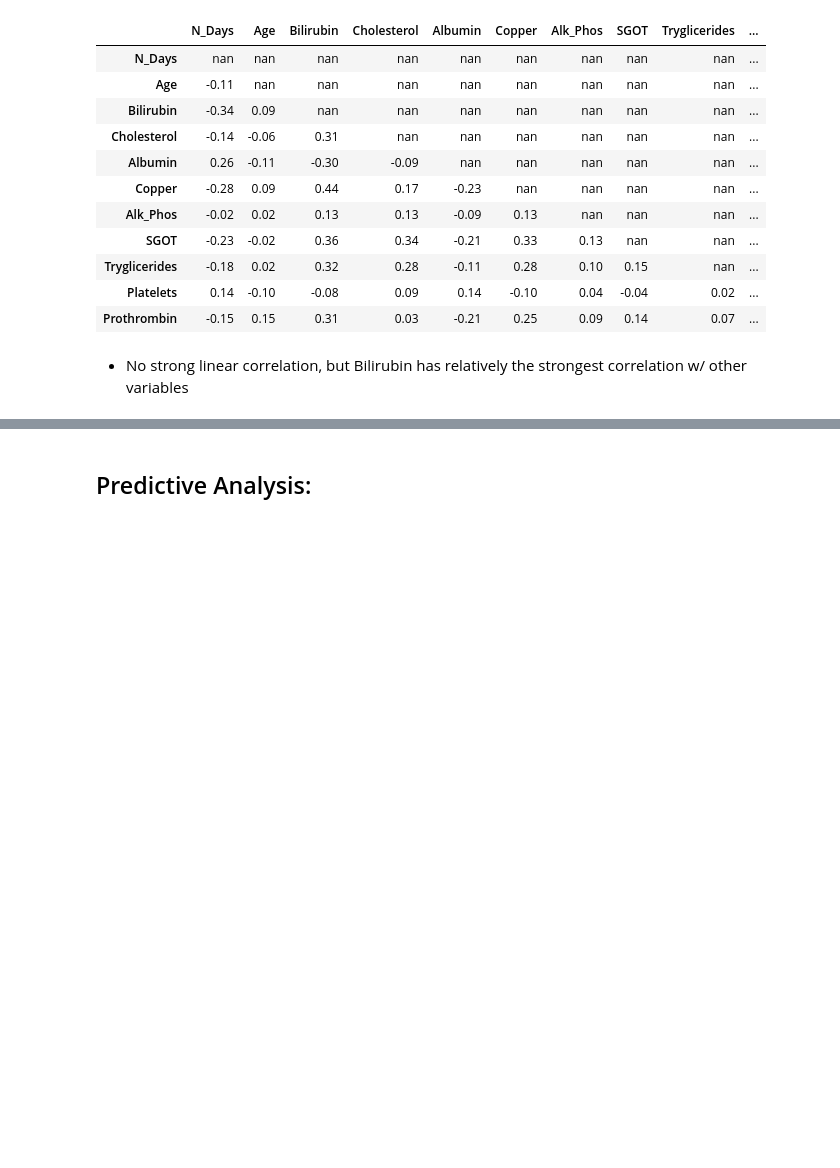
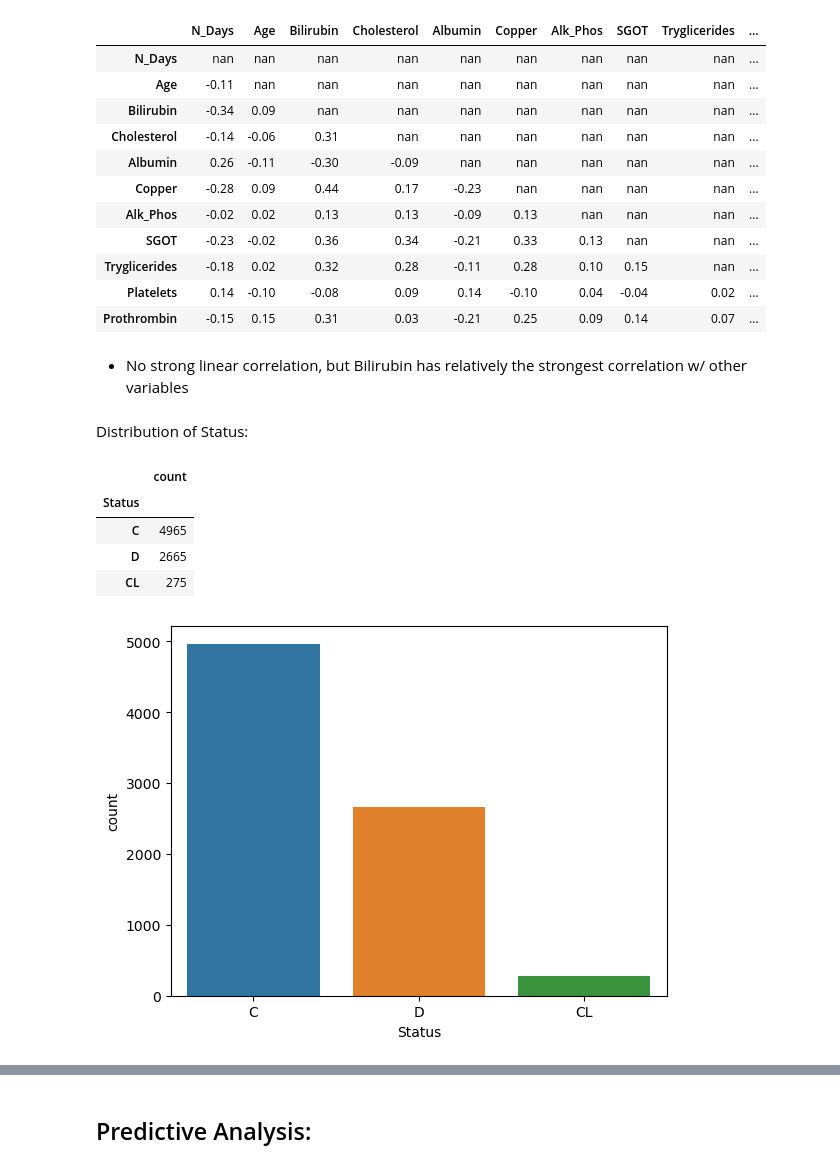
Before and after one commit to BrandonDioneda/Multi-Class-Prediction-of-Cirrhosis-Outcomes, a Jupyter notebook: cirrhosis.ipynb, the cells around one changed output, grey strips where cells are left out. Cells and saved outputs as stored; diff of their text form; code cells hidden in the pictures; blank space fills up the shorter version.

```diff
--- a/cirrhosis.ipynb
+++ b/cirrhosis.ipynb
@@ -145,3 +138,19 @@ corr[mask] = np.nan
 | Prothrombin | -0.15 | 0.15 | 0.31 | 0.03 | -0.21 | 0.25 | 0.09 | 0.14 | 0.07 | ... |
 # %% [markdown]
 - No strong linear correlation, but Bilirubin has relatively the strongest correlation w/ other variables
+# %% [markdown]
+Distribution of Status:
+# %%
+status = data[['Status']].value_counts().reset_index()
+
+sns.barplot(status,
+            x='Status',
+            y='count');
+status.set_index('Status')
+# %% [output]
+|  | count |
+| Status |  |
+| C | 4965 |
+| D | 2665 |
+| CL | 275 |
+[figure, added]
```
Also changed, not shown: parts of 42 cells of this notebook, 3 other files.
